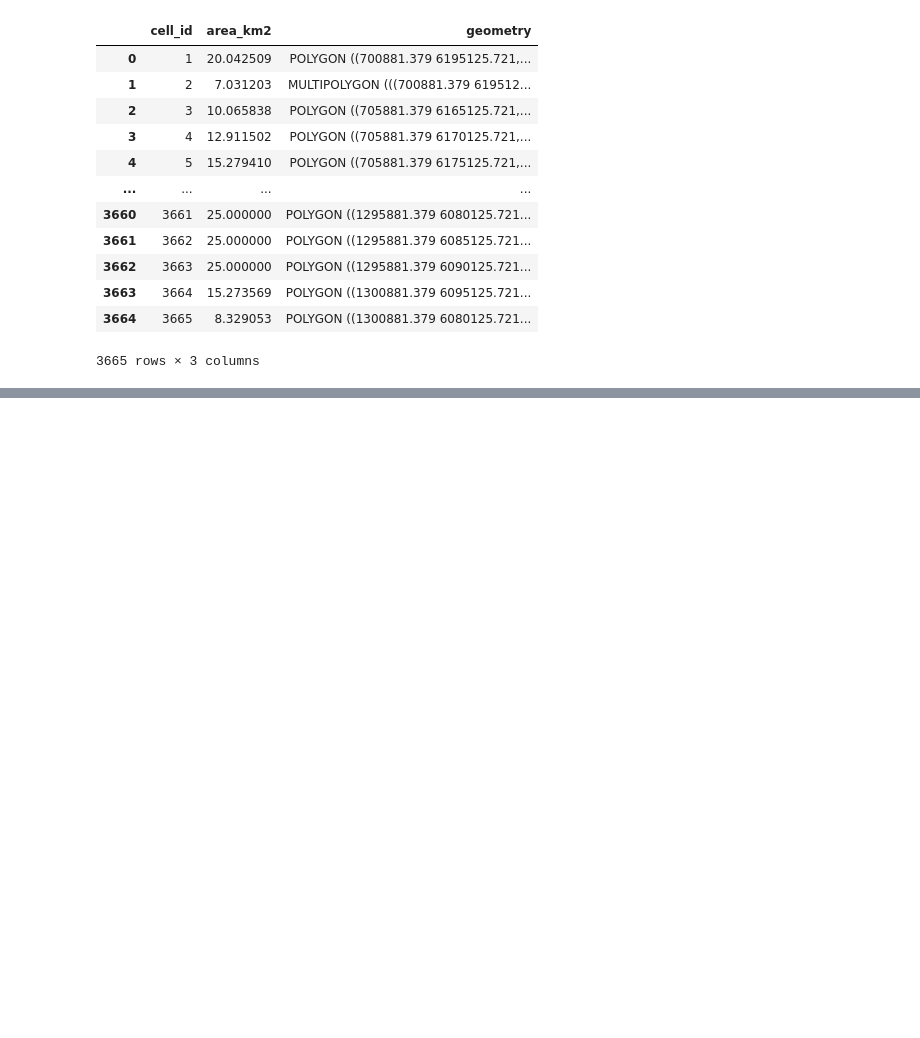
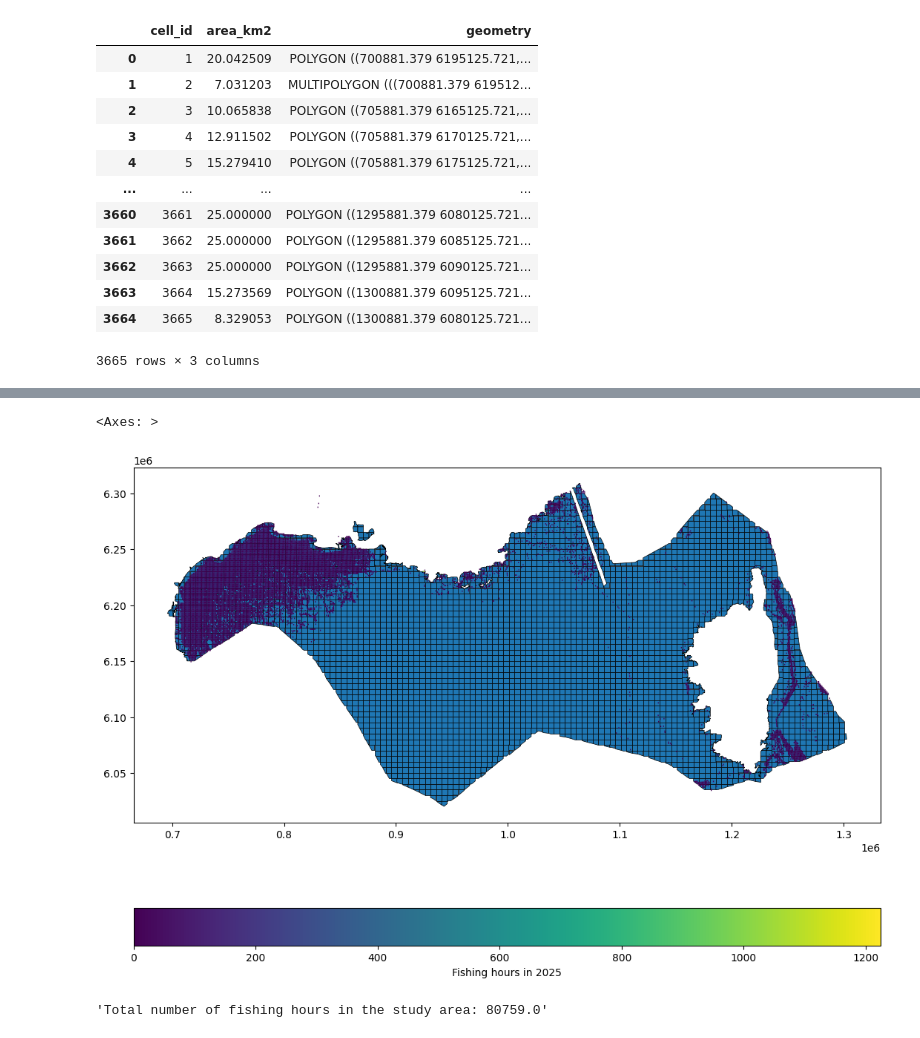
Before and after one commit to augustinlafond/marine-praxis, a Jupyter notebook: notebooks/create_grid.ipynb, the cells around one changed output, grey strips where cells are left out. Drawn from its saved outputs; the diff is of its cells as text; code cells hidden in the pictures; blank space fills up the shorter version.

```diff
--- a/notebooks/create_grid.ipynb
+++ b/notebooks/create_grid.ipynb
@@ -116,0 +137,50 @@ ERROR: No matching distribution found for gfw-api-python-client
+# %%
+# Based on lat/lon fishing effort coordinates, create a spatial grid at the spatial resolution of the data (0.01° lat x0.01° lon)
+
+from shapely.geometry import Polygon
+
+def gfw_gridded_data(df, res):
+    lat_min = np.min(df.lat)
+    lon_min=np.min(df.lon)
+    lat_max = np.max(df.lat)
+    lon_max=np.max(df.lon)
+
+    cols = list(np.arange(lon_min-res, lon_max+res, res))
+    rows = list(np.arange(lat_min-res, lat_max+res, res))
+
+#  Create the polygons based on lat/lon coordinates returned by the Global Fishing Watch API which corresponds to the centers of the pixels.
+    polygons = []
+    for x in cols[:-1]:
+        for y in rows[:-1]:
+            polygons.append(Polygon([(x,y), (x+res, y), (x+res, y+res), (x, y+res)]))
+
+    gfw_grid = gpd.GeoDataFrame({'geometry':polygons}).set_crs(4326) # Data returned by the API are in EPSG:4326
+
+    gfw_spatial_points = gpd.GeoDataFrame(
+        df, geometry=gpd.points_from_xy(df.lon, df.lat), crs="EPSG:4326"
+        )
+
+# Spatial join between the newly created grid and the points of coordinates returned by the API
+    result = gfw_grid.sjoin(gfw_spatial_points, how="left")
+
+    result = result[~np.isnan(result["hours"])]
+    result = result.reset_index(drop=True)
+    result.drop(columns="index_right", inplace=True)
+    result.to_crs(2154, inplace=True)
+    result["area_km2_gfw_cell"] = result.area/1e6
+    result["gfw_cell_id"] = np.arange(1, len(result) + 1)
+
+    return result
+# %%
+gfw_api_output = gfw_gridded_data(gfw_api_output.df(), 0.01)
+# %%
+#  Let's look at the spatial distribution of the data
+base = grid.plot(edgecolor="black", linewidth=0.5, figsize=(13,10))
+gfw_api_output.plot("hours", legend=True, legend_kwds={"label": "Fishing hours in 2025", "orientation": "horizontal"}, ax=base)
+# %% [output]
+<Axes: >
+[figure, added]
+# %%
+f"Total number of fishing hours in the study area: {round(gfw_api_output['hours'].sum(),0)}"
+# %% [output]
+'Total number of fishing hours in the study area: 80759.0'
```
Also changed, not shown: parts of 32 cells of this notebook, 2 other files.
